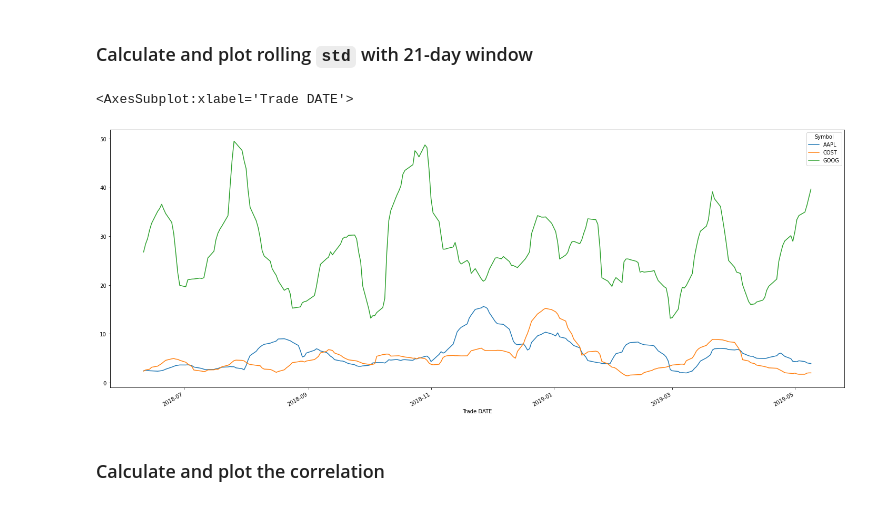
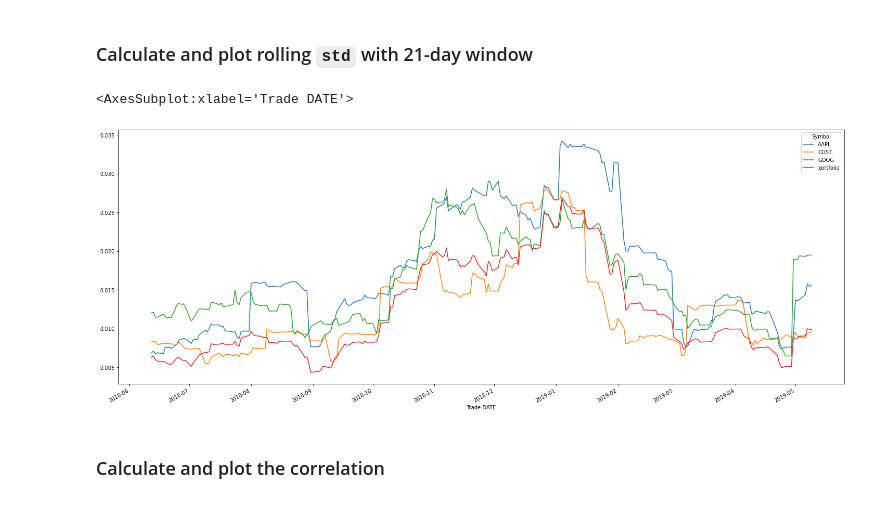
Before and after one commit to pysouzhny/python-homework, a Jupyter notebook: whale_analysis/Starter_Code/whale_analysis.ipynb, the cells around one changed output. Saved outputs shown, nothing was run; the diff lists cells and outputs as text; code cells hidden in the pictures.

```diff
--- a/whale_analysis/Starter_Code/whale_analysis.ipynb
+++ b/whale_analysis/Starter_Code/whale_analysis.ipynb
@@ -554,12 +554,13 @@ dtype: float64
 ### Calculate and plot rolling `std` with 21-day window
 # %%
 # Calculate rolling standard deviation
-rolling_std=zom.rolling(window=21).std()
+
+rolling_std=s_daily_returns.rolling(window=21).std()
 # Plot rolling standard deviation
 rolling_std.plot(figsize=(25,10))
 # %% [output]
 <AxesSubplot:xlabel='Trade DATE'>
-[figure, old version]
+[figure, new version]
 # %% [markdown]
 ### Calculate and plot the correlation
 # %%
```
Also changed, not shown: parts of 6 cells of this notebook.
